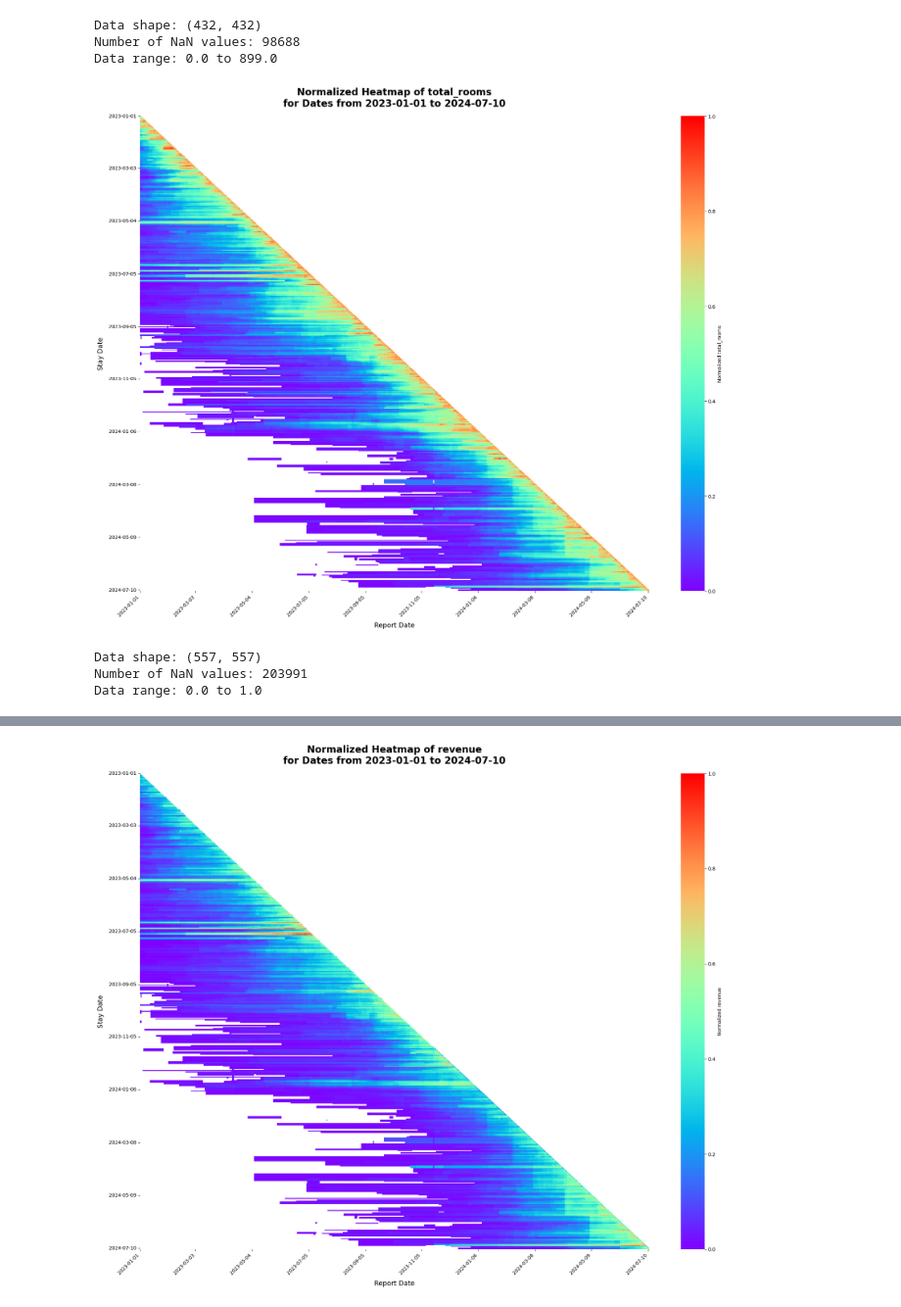
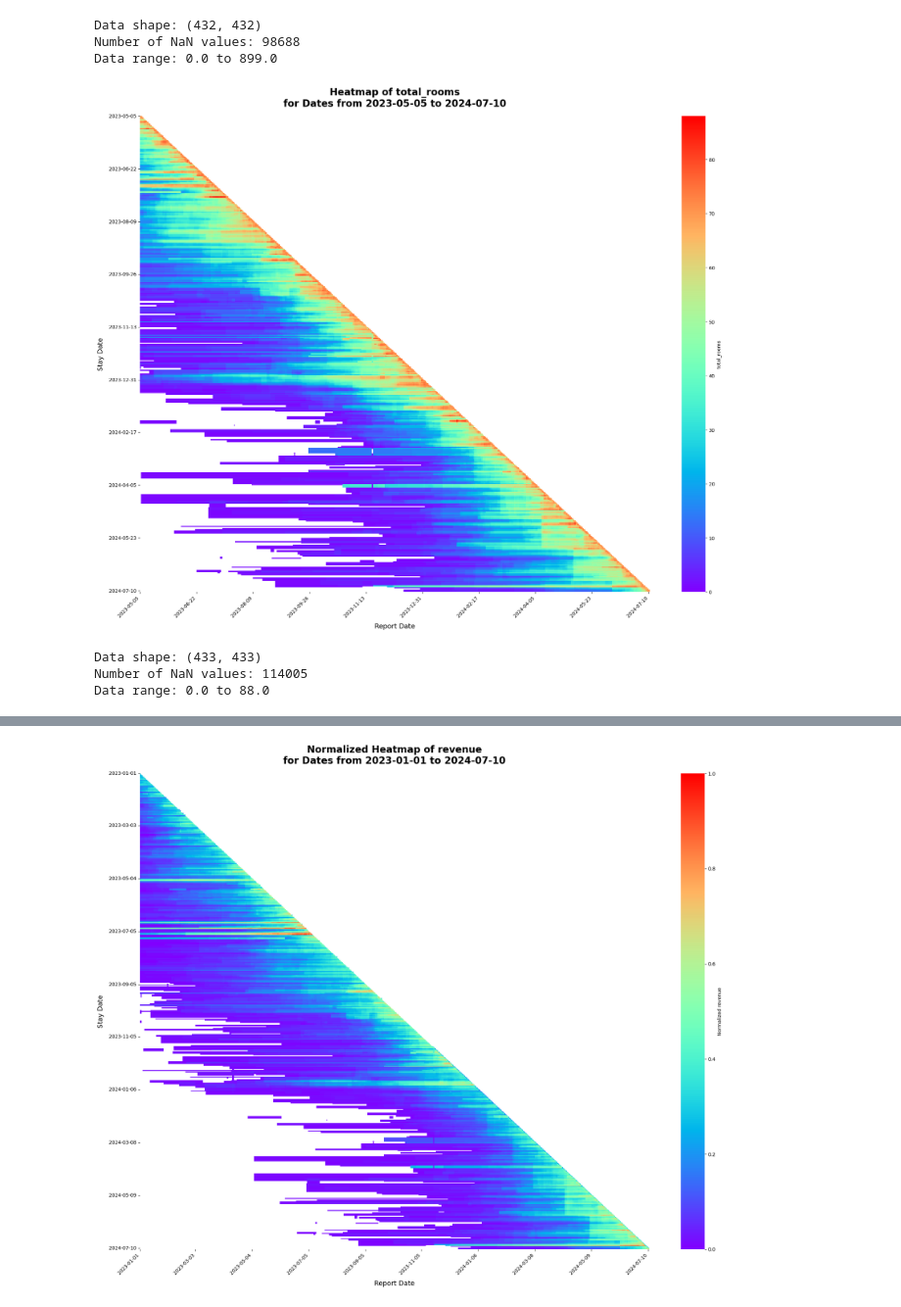
Before and after one commit to Fractal14/hotelcloud, a Jupyter notebook: heatmaps.ipynb, the cells around one changed output, grey strips where cells are left out. Shown at 98% size. Drawn from its saved outputs; the diff is of its cells as text; code cells hidden in the pictures.

```diff
--- a/heatmaps.ipynb
+++ b/heatmaps.ipynb
@@ -133,9 +133,9 @@ Number of NaN values: 98688
 Data range: 0.0 to 899.0
 # %%
 #Pickup Data
-create_normalized_heatmap(pickup_data, '2023-01-01', '2024-07-10', 'total_rooms', cmap='rainbow')
+create_heatmap(pickup_data, start_date, end_date, 'total_rooms', cmap='rainbow')
 # %% [output]
-[figure, old version]
+[figure, new version]
-Data shape: (557, 557)
-Number of NaN values: 203991
-Data range: 0.0 to 1.0
+Data shape: (433, 433)
+Number of NaN values: 114005
+Data range: 0.0 to 88.0
```
Also changed, not shown: parts of 1 cell of this notebook, 1 other file.
